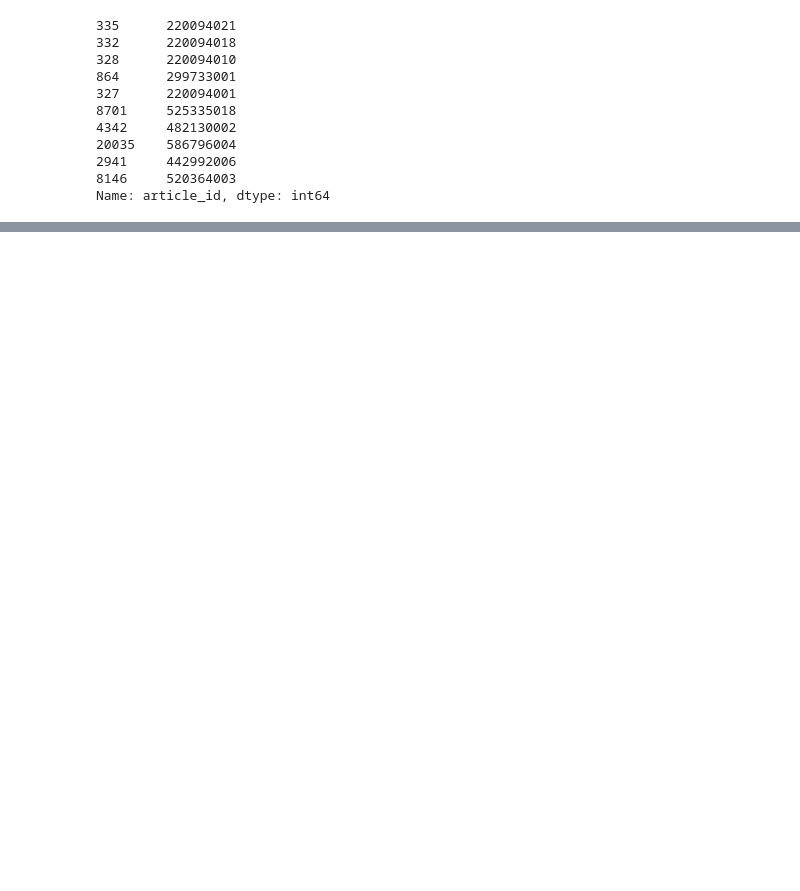
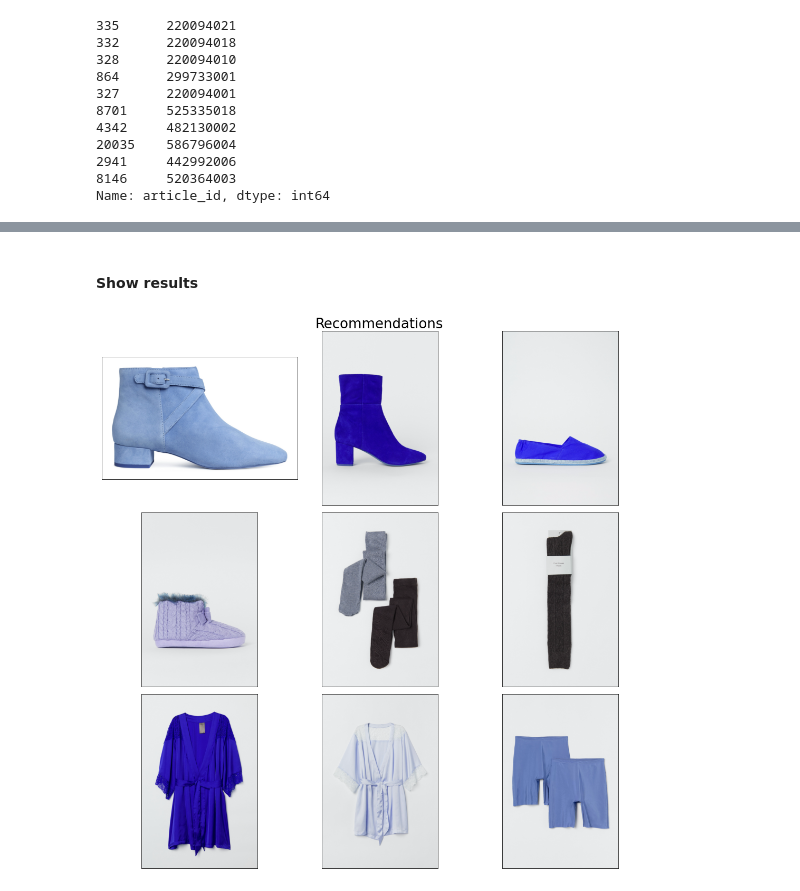
Before and after one commit to kuzmatsukanov/kuzma_omri_noa_data_project, a Jupyter notebook: H_M_recommendation.ipynb, the cells around one changed output, grey strips where cells are left out. Saved outputs shown, nothing was run; the diff lists cells and outputs as text; code cells hidden in the pictures; blank space fills up the shorter version.

```diff
--- a/H_M_recommendation.ipynb
+++ b/H_M_recommendation.ipynb
@@ -128,0 +177,5 @@ Name: article_id, dtype: int64
+# %%
+# Choose the same index_group_name. I.e. we recommend Ladieswear or Divided if the user has Ladieswear
+subset_index = \
+  subset_comp[(subset_comp['index_group_name'] == pred_imag_dict['index_group_name']) | \
+              (subset_comp['index_group_name'] == 'Divided')]
@@ -128,0 +196,41 @@ Name: article_id, dtype: int64
+# %%
+def get_most_similar_vectors(subset_comp, pred_imag_dict):
+  # Caluclate similarity scores between user image and images from the database
+  similarity_scores = []
+  for array in subset_comp["embedding"]:
+      array = array.reshape(1, -1)
+      similarity = cosine_similarity(pred_imag_dict['embedding'].reshape(1, -1), array)
+      similarity_scores.append(similarity[0][0])
+  subset_comp['score'] = similarity_scores
+
+  # Get TOP # similar products
+  reccs = subset_comp.sort_values(by='score', ascending=False)[:3]
+  return list(reccs['article_id'].values)
+# %%
+id_product_lst = []
+
+for type_to_recommend in types_to_recommend_lst:
+  subset_group = subset_index[subset_index['product_group_name'] == type_to_recommend]
+  subset_group = subset_group.copy()
+  if subset_group.shape[0] == 0:
+    continue
+  id_product_lst.append(get_most_similar_vectors(subset_group, pred_imag_dict))
+  #break
+# %%
+# Flatten list of ID
+id_product_lst = [item for sublist in id_product_lst for item in sublist]
+# %% [markdown]
+#### Show results
+# %%
+fig, ax = plt.subplots(3, 3, figsize=(3*5, 3*5))
+
+for index, axis in zip(id_product_lst, ax.flatten()):
+  img = cv2.imread(get_image_path_by_id(id=index))
+  axis.imshow(img)
+  axis.get_xaxis().set_visible(False)
+  axis.get_yaxis().set_visible(False)
+  #break
+fig.suptitle("Recommendations", fontsize=26)
+plt.tight_layout();
+# %% [output]
+[figure, added]
```
Also changed, not shown: parts of 17 cells of this notebook.
